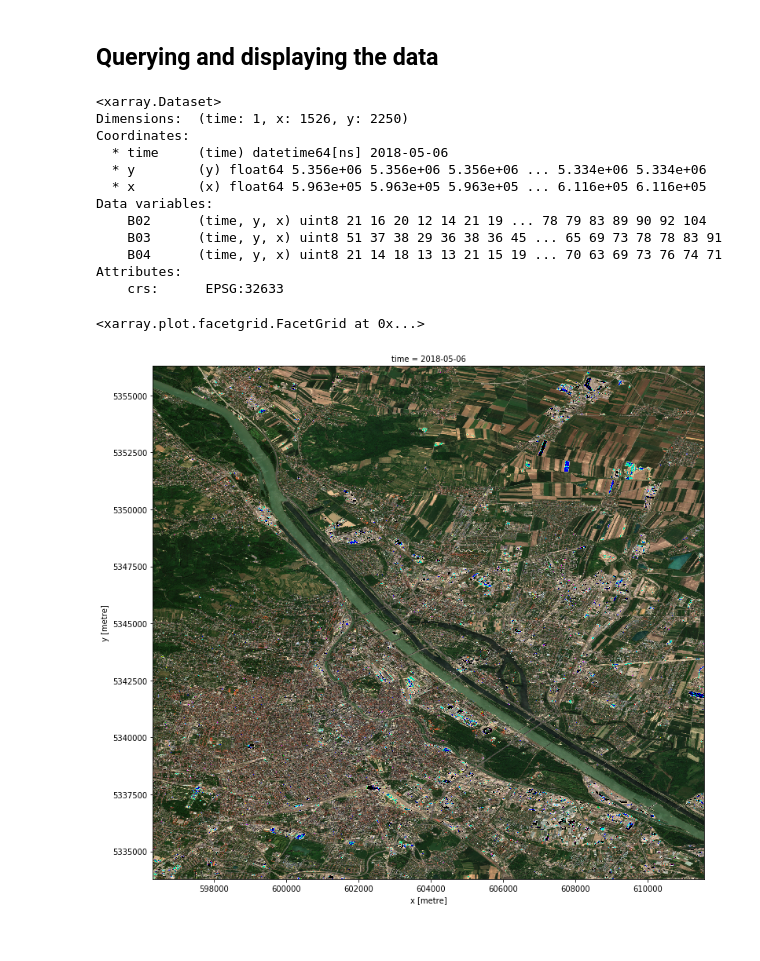
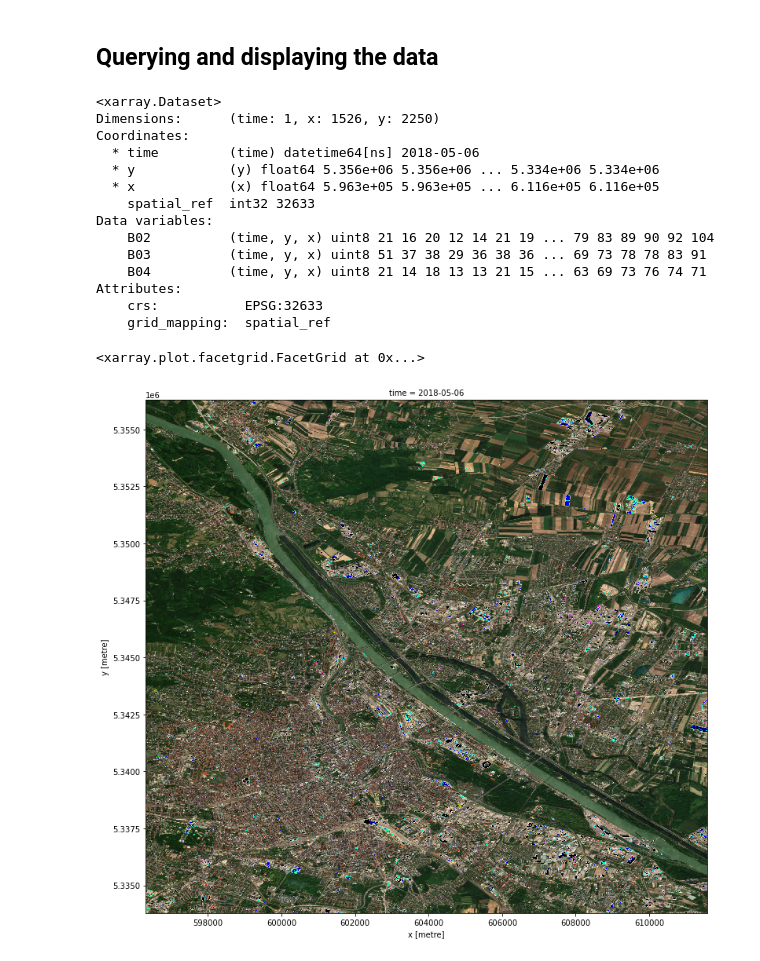
Before and after one commit to eodcgmbh/ACube_notebooks, a Jupyter notebook: ACube_products/S2/04_TCI.ipynb, the cells around one changed output. Drawn from its saved outputs; the diff is of its cells as text; code cells hidden in the pictures.

```diff
--- a/ACube_products/S2/04_TCI.ipynb
+++ b/ACube_products/S2/04_TCI.ipynb
@@ -26,7 +26,7 @@ import datacube
 import xarray
 from pprint import pprint
 %matplotlib inline
-dc = datacube.Datacube(app='sample_tci')
+dc = datacube.Datacube(app='sample_tci', env='acube')
 product = 'TCI_Sentinel_2'
 # %%
 prodlist=dc.list_products().dropna(axis=1)
@@ -86,25 +86,27 @@ data = dc.load(product=product,
 data
 # %% [output]
 <xarray.Dataset>
-Dimensions:  (time: 1, x: 1526, y: 2250)
+Dimensions:      (time: 1, x: 1526, y: 2250)
 Coordinates:
-  * time     (time) datetime64[ns] 2018-05-06
-  * y        (y) float64 5.356e+06 5.356e+06 5.356e+06 ... 5.334e+06 5.334e+06
-  * x        (x) float64 5.963e+05 5.963e+05 5.963e+05 ... 6.116e+05 6.116e+05
+  * time         (time) datetime64[ns] 2018-05-06
+  * y            (y) float64 5.356e+06 5.356e+06 ... 5.334e+06 5.334e+06
+  * x            (x) float64 5.963e+05 5.963e+05 ... 6.116e+05 6.116e+05
+    spatial_ref  int32 32633
 Data variables:
-    B02      (time, y, x) uint8 21 16 20 12 14 21 19 ... 78 79 83 89 90 92 104
-    B03      (time, y, x) uint8 51 37 38 29 36 38 36 45 ... 65 69 73 78 78 83 91
-    B04      (time, y, x) uint8 21 14 18 13 13 21 15 19 ... 70 63 69 73 76 74 71
+    B02          (time, y, x) uint8 21 16 20 12 14 21 19 ... 79 83 89 90 92 104
+    B03          (time, y, x) uint8 51 37 38 29 36 38 36 ... 69 73 78 78 83 91
+    B04          (time, y, x) uint8 21 14 18 13 13 21 15 ... 63 69 73 76 74 71
 Attributes:
-    crs:      EPSG:32633
+    crs:           EPSG:32633
+    grid_mapping:  spatial_ref
 # %%
 data_plot = data.to_array(dim='color')
 data_plot.plot.imshow(
-    x=data.crs.dimensions[1],
-    y=data.crs.dimensions[0],
+    x='x',
+    y='y',
     col='time',
     size=10,
 )
 # %% [output]
 <xarray.plot.facetgrid.FacetGrid at 0x...>
-[figure, old version]
+[figure, new version]
```
Also changed, not shown: parts of 4 cells of this notebook, 13 other files.
